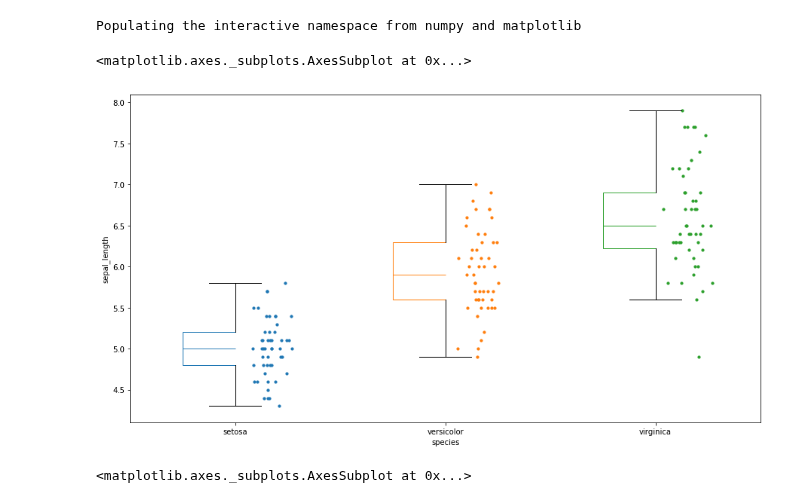
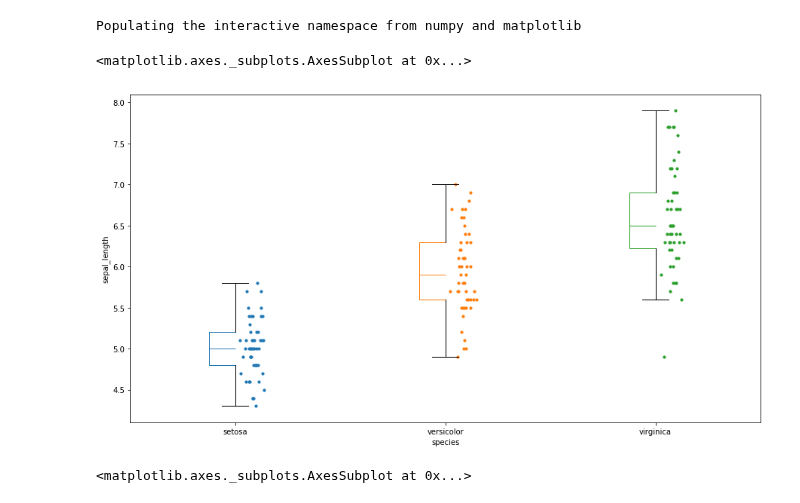
Before and after one commit to saketkc/notebooks, a Jupyter notebook: python/half-violin-half-points.ipynb, the cells around one changed output. Drawn from its saved outputs; the diff is of its cells as text; code cells hidden in the pictures.

Commit message:
Update half and half

```diff
--- a/python/half-violin-half-points.ipynb
+++ b/python/half-violin-half-points.ipynb
@@ -127,11 +127,11 @@ Populating the interactive namespace from numpy and matplotlib
 # %%
 iris = pd.read_csv('data/iris.csv')
 iris_grouped = iris.groupby('species')
 
-half_and_half_plot(iris, 'species', 'sepal_length', 'box', markersize=10)
+half_and_half_plot(iris, 'species', 'sepal_length', 'box', width=0.25, markersize=10)
 # %% [output]
 <matplotlib.axes._subplots.AxesSubplot at 0x...>
-[figure, old version]
+[figure, new version]
 # %%
 half_and_half_plot(iris, 'species', 'sepal_length', 'violin', markersize=10)
 # %% [output]
```
